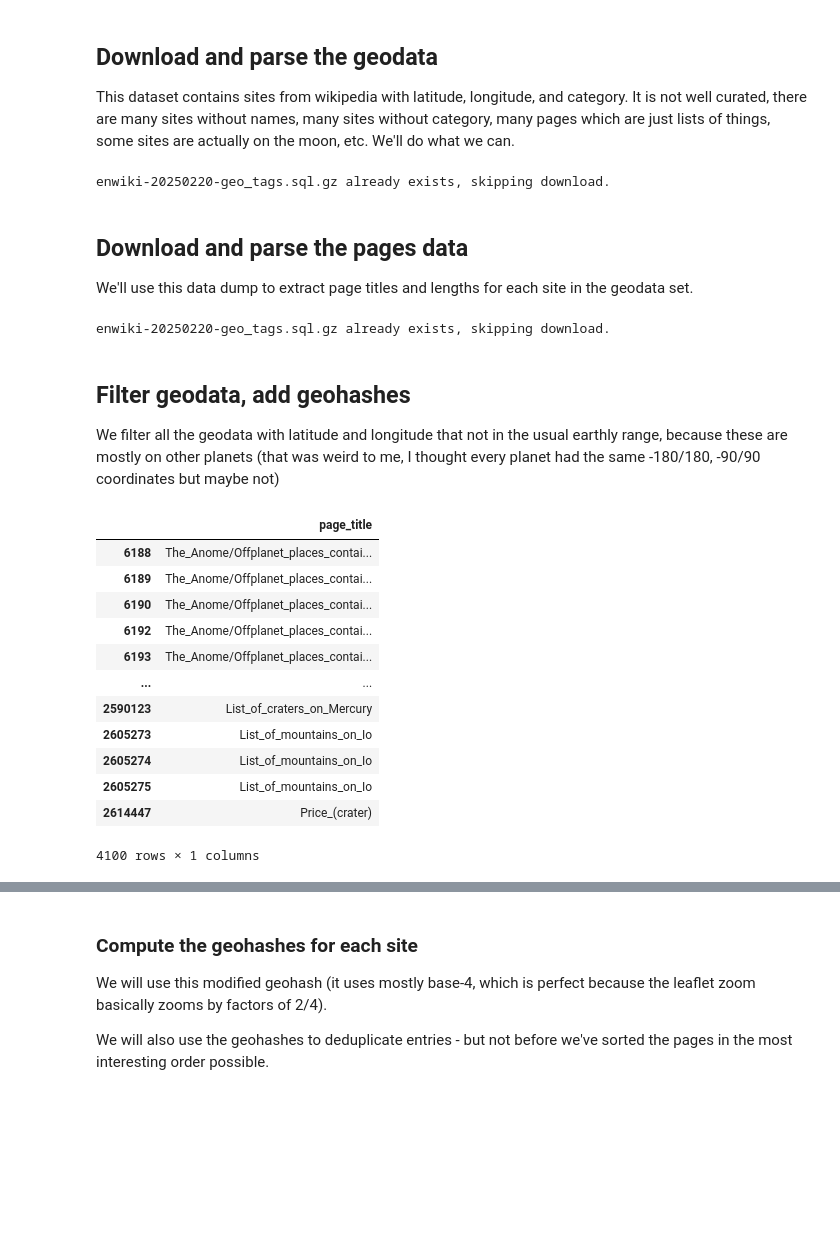
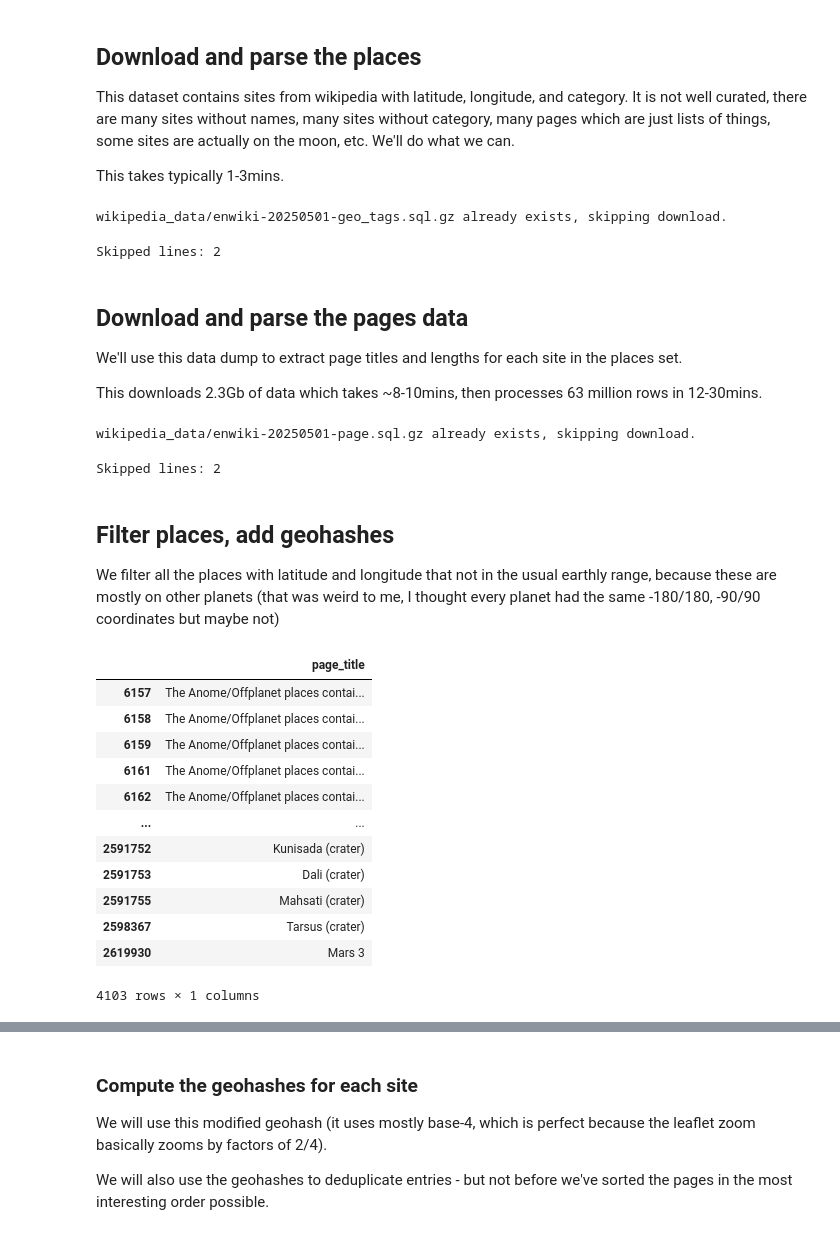
Before and after one commit to Zulko/landnotes, a Jupyter notebook: data_curation/geodata_curation.ipynb, the cells around one changed output, grey strips where cells are left out. Saved outputs shown, nothing was run; the diff lists cells and outputs as text; code cells hidden in the pictures; blank space fills up the shorter version.

Commit message:
all the data curation code

```diff
--- a/data_curation/geodata_curation.ipynb
+++ b/data_curation/geodata_curation.ipynb
@@ -6,74 +9,82 @@ import pandas
 from wiki_dump_extractor import WikiSqlExtractor, download_file
 from tqdm.auto import tqdm
 # %% [markdown]
-## Download and parse the geodata
+## Download and parse the places
 
 This dataset contains sites from wikipedia with latitude, longitude, and category.
 It is not well curated, there are many sites without names, many sites without category, many pages which are just lists of things, some sites are actually on the moon, etc. We'll do what we can.
+
+This takes typically 1-3mins.
 # %%
-wiki_dir = "https://dumps.wikimedia.org/enwiki/20250220/"
-filename = "enwiki-20250220-geo_tags.sql.gz"
+data_dir = Path("wikipedia_data")
+base_url = "https://dumps.wikimedia.org/enwiki/20250501/"
+filename = "enwiki-20250501-geo_tags.sql.gz"
+target_csv = data_dir / "wiki_places.csv.gz"
 
-download_file(f"{wiki_dir}/{filename}", filename, replace=False)
+download_file(f"{base_url}{filename}", data_dir / filename, replace=False)
 
-target = Path("geodata.csv.gz")
-if not target.exists():
+if not target_csv.exists():
     columns = ["gt_id", "gt_page_id", "gt_name", "gt_type", "gt_lat", "gt_lon"]
-    table = WikiSqlExtractor(filename)
-    geo_data_df = table.to_pandas_dataframe(columns=columns)
-    geo_data_df.to_csv(target, index=False, compression="gzip")
-geo_data_df = pandas.read_csv(target)
+    table = WikiSqlExtractor(data_dir / filename)
+    places_data_df = table.to_pandas_dataframe(columns=columns)
+    places_data_df.to_csv(target_csv, index=False, compression="gzip")
+places_data_df = pandas.read_csv(target_csv)
 # %% [output]
-enwiki-20250220-geo_tags.sql.gz already exists, skipping download.
+wikipedia_data/enwiki-20250501-geo_tags.sql.gz already exists, skipping download.
+Skipped lines: 2
 # %% [markdown]
 ## Download and parse the pages data
 
-We'll use this data dump to extract page titles and lengths for each site in the geodata set.
+We'll use this data dump to extract page titles and lengths for each site in the places set.
+
+This downloads 2.3Gb of data which takes ~8-10mins, then processes 63 million rows in 12-30mins.
 # %%
-filepath = "enwiki-20250220-page.sql.gz"
-download_file(f"{wiki_dir}/{filename}", filename, replace=False)
+filename = "enwiki-20250501-page.sql.gz"
+download_file(f"{base_url}/{filename}", data_dir / filename, replace=False)
 
-geodata_page_ids = set(geo_data_df["gt_page_id"])
+places_page_ids = set(places_data_df["gt_page_id"])
 
-target = Path("pages.csv.gz")
-if not target.exists():
-    table = WikiSqlExtractor(filepath)
+target_csv = data_dir / "wiki_pages.csv.gz"
+if not target_csv.exists():
+    table = WikiSqlExtractor(data_dir / filename)
     pages_df = table.to_pandas_dataframe(
         columns=["page_id", "page_title", "page_len"],
-        row_filter=lambda row: row["page_id"] in geodata_page_ids,
+        row_filter=lambda row: row["page_id"] in places_page_ids,
     )
-    pages_df.to_csv(target, index=False, compression="gzip")
-pages_df = pandas.read_csv(target)
+    pages_df.to_csv(target_csv, index=False, compression="gzip")
+pages_df = pandas.read_csv(target_csv)
 # %% [output]
-enwiki-20250220-geo_tags.sql.gz already exists, skipping download.
+wikipedia_data/enwiki-20250501-page.sql.gz already exists, skipping download.
+Skipped lines: 2
 # %% [markdown]
-## Filter geodata, add geohashes
+## Filter places, add geohashes
 
-We filter all the geodata with latitude and longitude that not in the usual earthly range, because these are mostly on other planets (that was weird to me, I thought every planet had the same -180/180, -90/90 coordinates but maybe not)
+We filter all the places with latitude and longitude that not in the usual earthly range, because these are mostly on other planets (that was weird to me, I thought every planet had the same -180/180, -90/90 coordinates but maybe not)
 # %%
-full_df = geo_data_df.merge(pages_df, left_on="gt_page_id", right_on="page_id")
+full_df = places_data_df.merge(pages_df, left_on="gt_page_id", right_on="page_id")
 full_df.rename(
     columns={
         "gt_name": "name",
         "gt_lat": "lat",
         "gt_lon": "lon",
         "gt_type": "category",
     },
     inplace=True,
 )
+full_df["page_title"] = full_df.page_title.str.replace("_", " ")
 off_limit_coordinates = (full_df["lat"].abs() > 90) | (full_df["lon"].abs() > 180)
 full_df[off_limit_coordinates][["page_title"]]
 # %% [output]
 |  | page_title |
-| 6188 | The_Anome/Offplanet_places_contai... |
-| 6189 | The_Anome/Offplanet_places_contai... |
-| 6190 | The_Anome/Offplanet_places_contai... |
-| 6192 | The_Anome/Offplanet_places_contai... |
-| 6193 | The_Anome/Offplanet_places_contai... |
+| 6157 | The Anome/Offplanet places contai... |
+| 6158 | The Anome/Offplanet places contai... |
+| 6159 | The Anome/Offplanet places contai... |
+| 6161 | The Anome/Offplanet places contai... |
+| 6162 | The Anome/Offplanet places contai... |
 | ... | ... |
-| 2590123 | List_of_craters_on_Mercury |
-| 2605273 | List_of_mountains_on_Io |
-| 2605274 | List_of_mountains_on_Io |
-| 2605275 | List_of_mountains_on_Io |
-| 2614447 | Price_(crater) |
+| 2591752 | Kunisada (crater) |
+| 2591753 | Dali (crater) |
+| 2591755 | Mahsati (crater) |
+| 2598367 | Tarsus (crater) |
+| 2619930 | Mars 3 |
-4100 rows × 1 columns
+4103 rows × 1 columns
```
Also changed, not shown: parts of 28 cells of this notebook, 20 other files.
